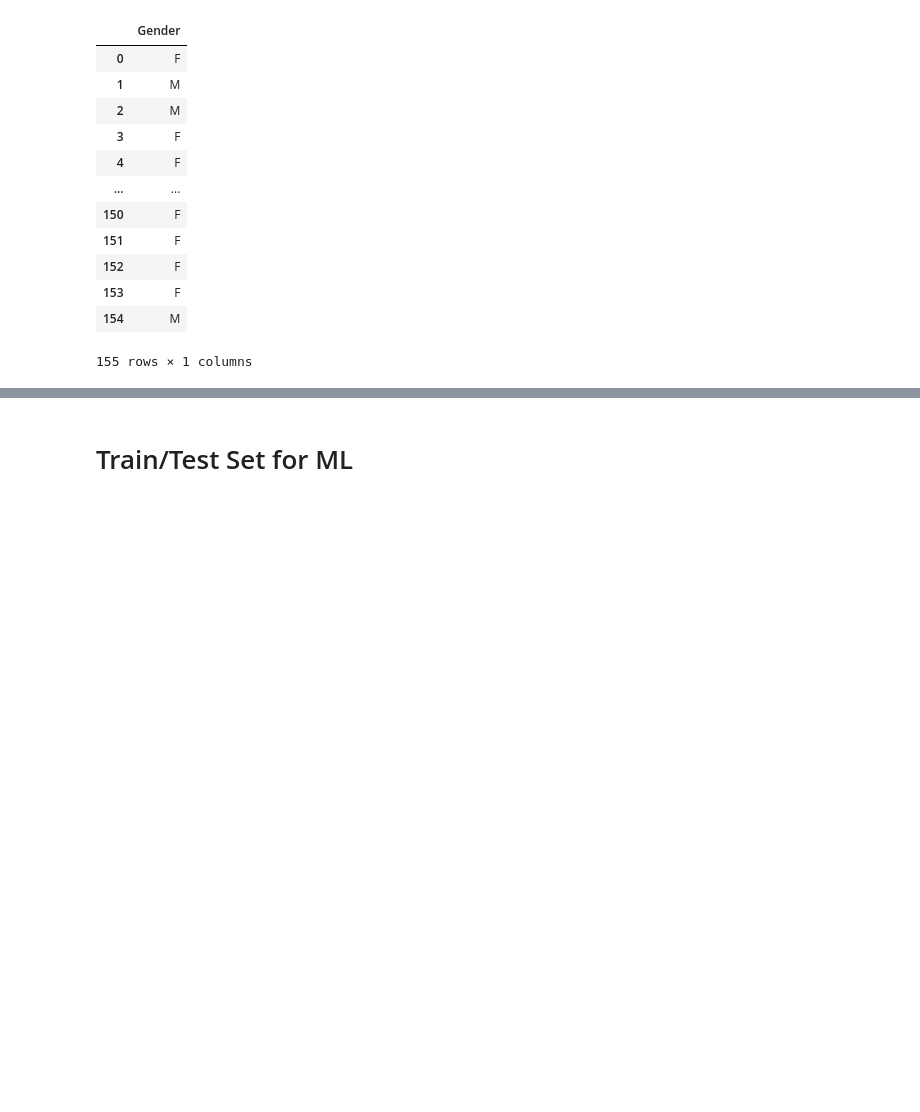
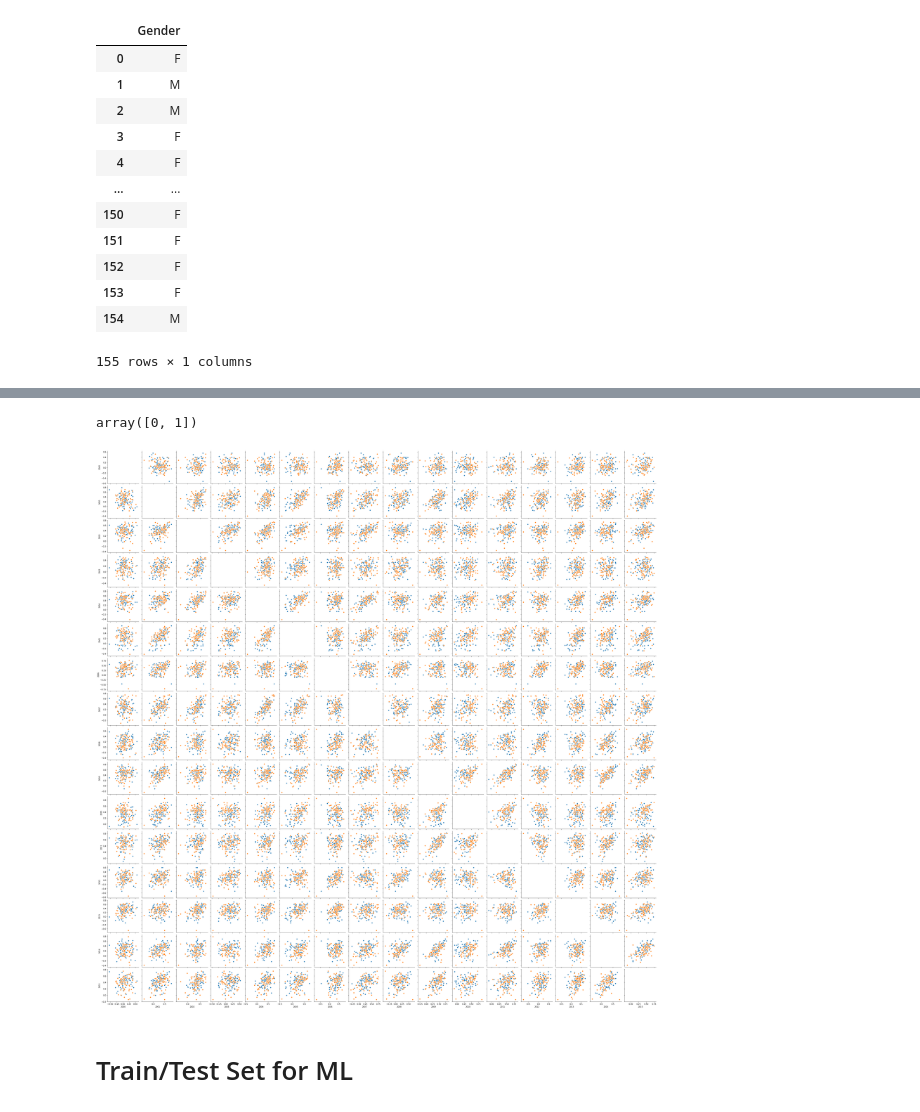
Before and after one commit to brainhack-school2020/tjays7_fmri, a Jupyter notebook: gender_fmri.ipynb, the cells around one changed output, grey strips where cells are left out. Drawn from its saved outputs; the diff is of its cells as text; code cells hidden in the pictures; blank space fills up the shorter version.

```diff
--- a/gender_fmri.ipynb
+++ b/gender_fmri.ipynb
@@ -195,8 +203,8 @@ df_features = pd.DataFrame(np.load(feat_file)['a'])
 # %%
 # Converting all_features from list to pandas dataframe
 
-df_features = pd.DataFrame(all_features)
+#df_features = pd.DataFrame(all_features)
 print(df_features.shape)
-print(df_features.head())
+df_features.head()
 # %% [output]
 (155, 2016)
@@ -304,0 +292,5 @@ Name: Gender_Type, dtype: int64
+# %%
+df_combined = pd.concat([df_features,df_labels],axis=1, sort=False)
+print(df_table.shape)
+print(type(df_combined))
+df_combined.head()
@@ -305,3 +322,15 @@ Name: Gender_Type, dtype: int64
+# %%
+df_combined.Gender.unique()
+# %% [output]
+array([0, 1])
+# %%
+# Grid Plot or matrix plot
+g = sns.PairGrid(df_combined.iloc[:,2000:2017], hue="Gender")
+#g = g.map_diag(plt.hist, edgecolor="w") # histogram on diagonals
+g = g.map_offdiag(plt.scatter, edgecolor="w", s=40) #off diagonals will be scatter plots; s=40 telling the size of grid
+plt.show()
+# %% [output]
+[figure, added]
 # %% [markdown]
 # Train/Test Set for ML
 # %%
```
Also changed, not shown: parts of 18 cells of this notebook.
